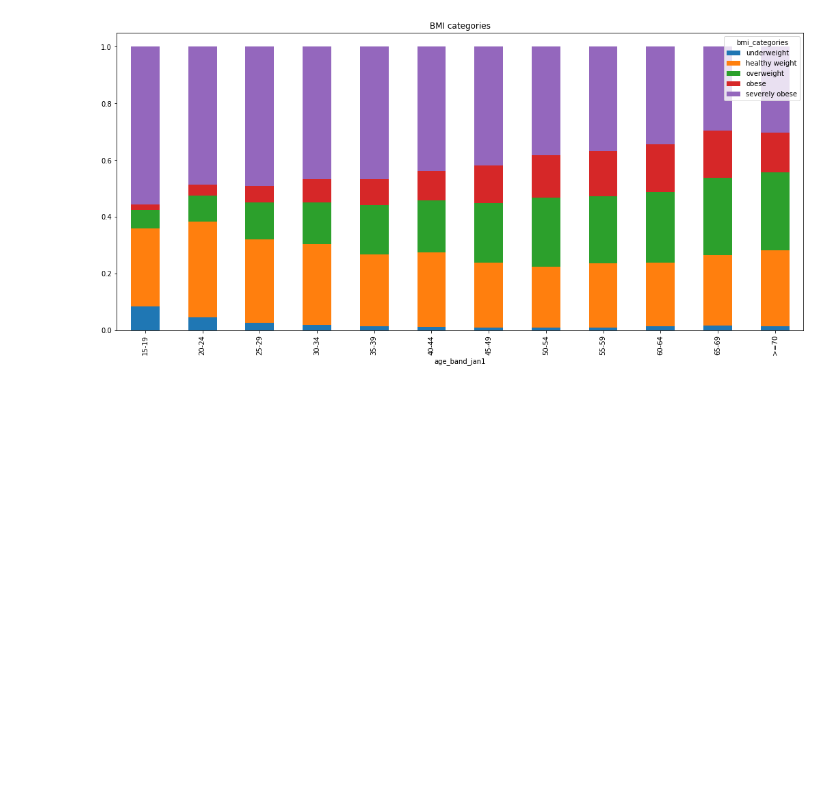
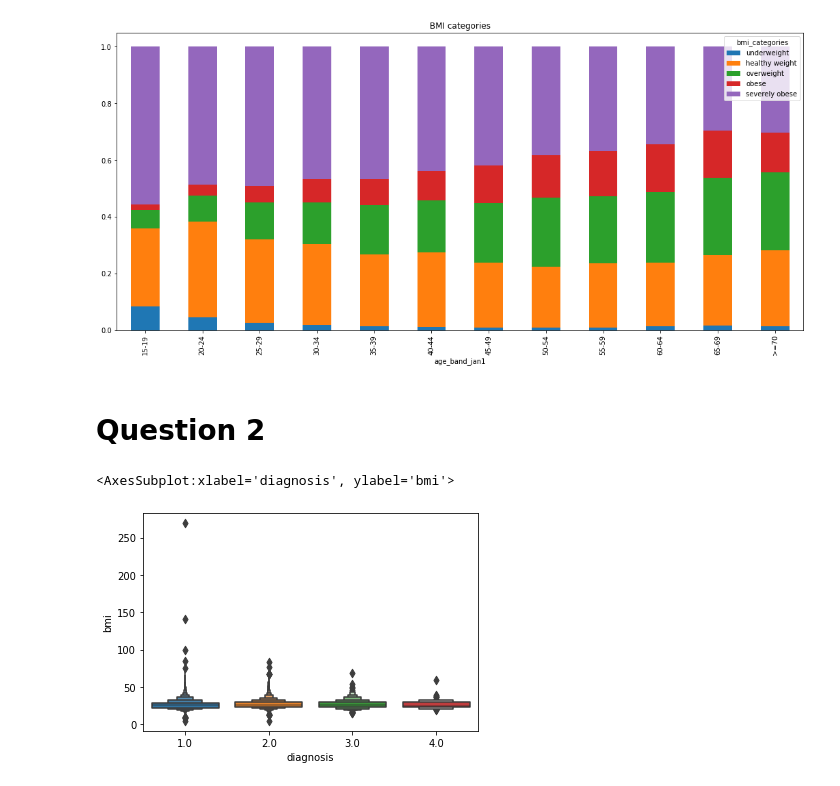
Before and after one commit to ahmed-isar/IBD-disease, a Jupyter notebook: solution.ipynb, the cells around one changed output. Saved outputs shown, nothing was run; the diff lists cells and outputs as text; code cells hidden in the pictures; blank space fills up the shorter version.

```diff
--- a/solution.ipynb
+++ b/solution.ipynb
@@ -113,3 +113,10 @@ plt.title('BMI categories')
 # %% [output]
 Text(0.5, 1.0, 'BMI categories')
 [figure]
+# %% [markdown]
+# Question 2
+# %%
+sns.boxenplot(data=data, x='diagnosis', y='bmi')
+# %% [output]
+<AxesSubplot:xlabel='diagnosis', ylabel='bmi'>
+[figure, added]
```
Also changed, not shown: parts of 3 cells of this notebook.
